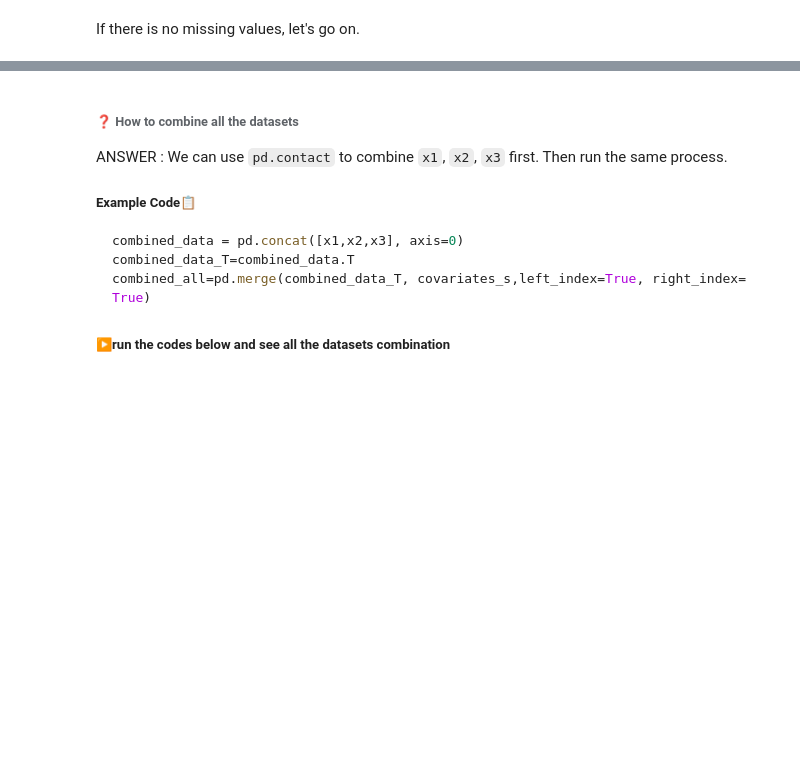
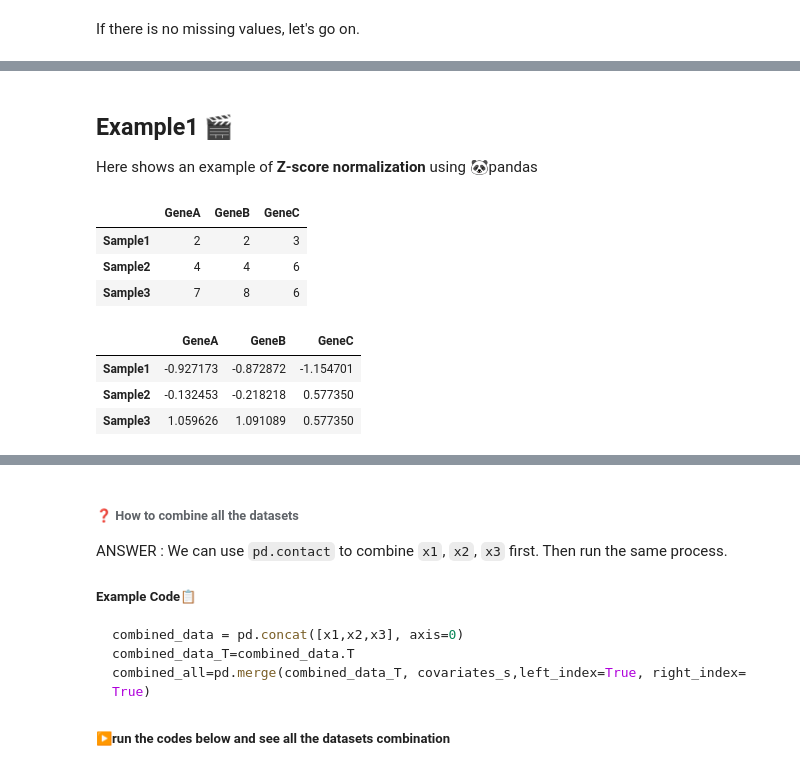
Before and after one commit to WanbingZeng/OMINEX, a Jupyter notebook: Chapeter 1 Data Loading and Preprocessing.ipynb, the cells around one changed output, grey strips where cells are left out. Saved outputs shown, nothing was run; the diff lists cells and outputs as text; code cells hidden in the pictures; blank space fills up the shorter version.

Commit message:
Add Normalization

```diff
--- a/Chapeter 1 Data Loading and Preprocessing.ipynb
+++ b/Chapeter 1 Data Loading and Preprocessing.ipynb
@@ -207,0 +265,16 @@ If there is no missing values, let's go on.
+# %% [markdown]
+## Example1 🎬
+Here shows an example of **Z-score normalization** using 🐼pandas
+# %%
+import pandas as pd
+df1 = pd.DataFrame({
+    'GeneA': [2, 4, 7],
+    'GeneB': [2, 4, 8],
+    'GeneC': [3, 6, 6]
+}, index=['Sample1', 'Sample2', 'Sample3'])
+df1
+# %% [output]
+|  | GeneA | GeneB | GeneC |
+| Sample1 | 2 | 2 | 3 |
+| Sample2 | 4 | 4 | 6 |
+| Sample3 | 7 | 8 | 6 |
@@ -207,0 +285,7 @@ If there is no missing values, let's go on.
+# %%
+df1_standardized
+# %% [output]
+|  | GeneA | GeneB | GeneC |
+| Sample1 | -0.927173 | -0.872872 | -1.154701 |
+| Sample2 | -0.132453 | -0.218218 | 0.577350 |
+| Sample3 | 1.059626 | 1.091089 | 0.577350 |
```
Also changed, not shown: parts of 33 cells of this notebook.
